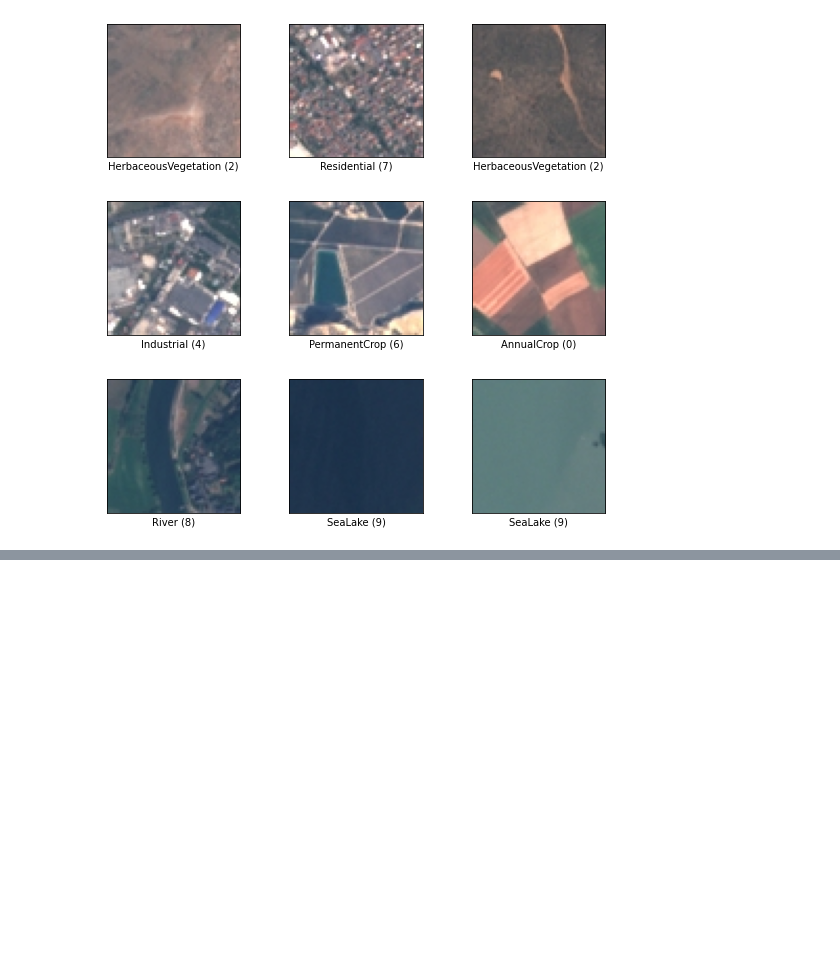
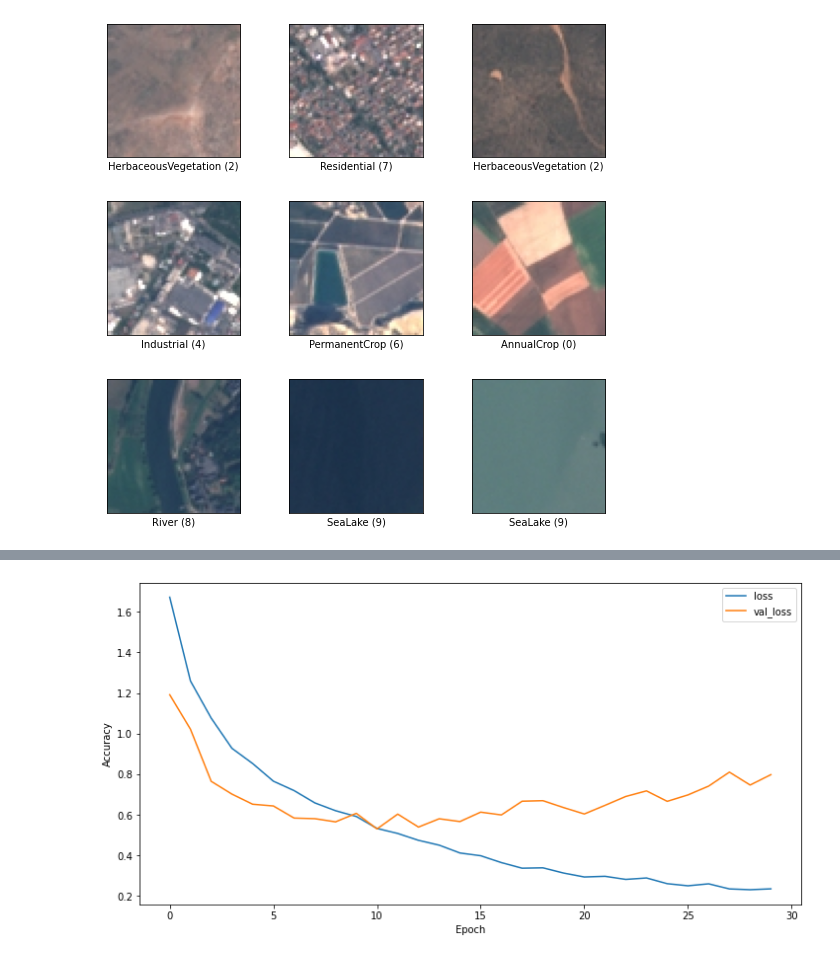
Before and after one commit to derevirn/lulc-keras, a Jupyter notebook: Convolutional_Neural_Network.ipynb, the cells around one changed output, grey strips where cells are left out. Saved outputs shown, nothing was run; the diff lists cells and outputs as text; code cells hidden in the pictures; blank space fills up the shorter version.

```diff
--- a/EDA.ipynb
+++ b/Convolutional_Neural_Network.ipynb
@@ -32,0 +130,12 @@ np1 = tfds.as_numpy(ds_train)
+# %%
+fig = plt.figure(figsize=(12,6))
+
+plt.plot(history.history['loss'], label='loss')
+plt.plot(history.history['val_loss'], label = 'val_loss')
+plt.xlabel('Epoch')
+plt.ylabel('Accuracy')
+plt.legend()
+
+plt.show()
+# %% [output]
+[figure, added]
```
Also changed, not shown: parts of 10 cells of this notebook.
